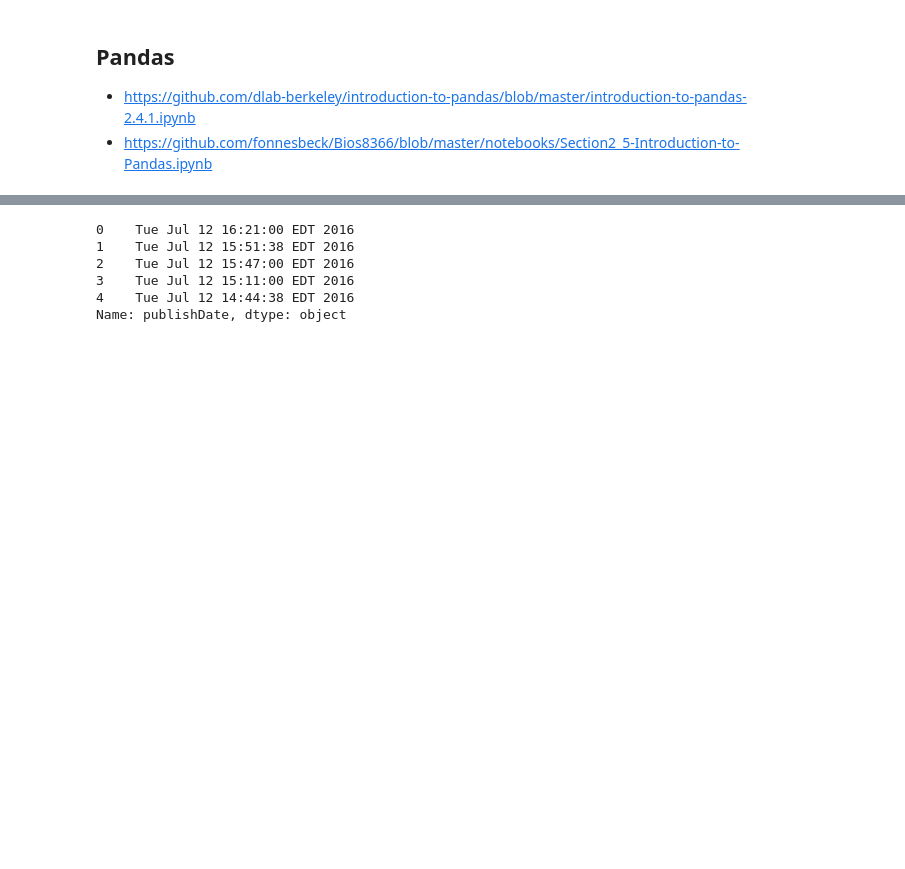
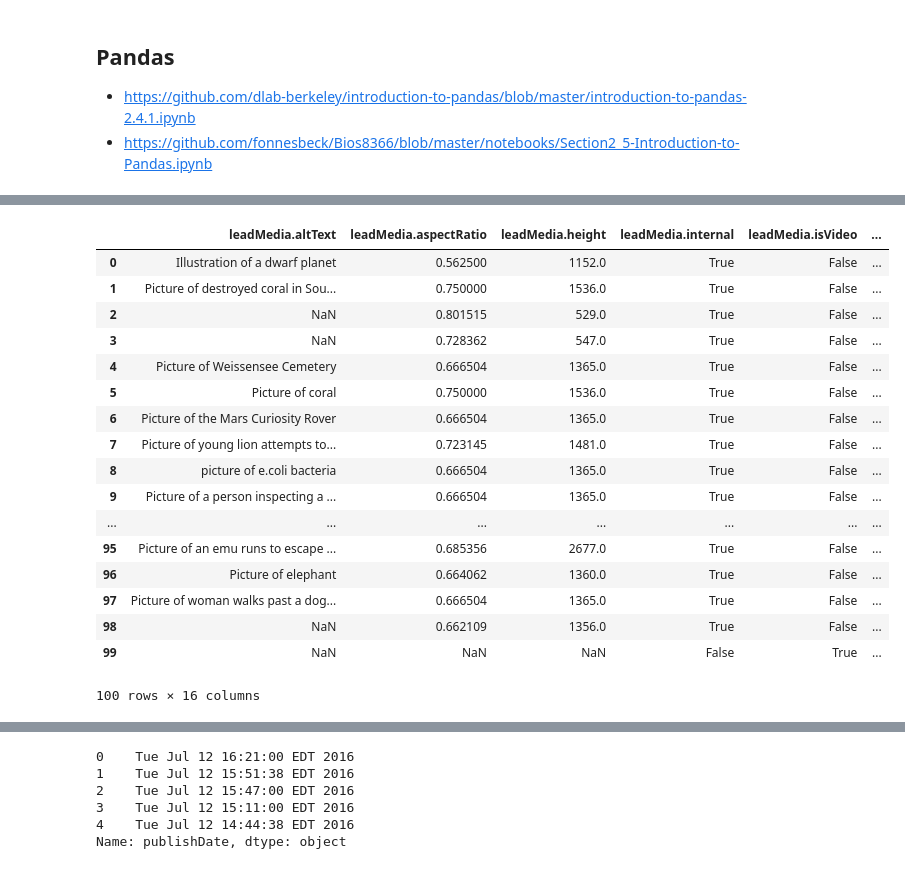
Before and after one commit to clutchyork/pythonetl, a Jupyter notebook: 20160713-demo.ipynb, the cells around one changed output, grey strips where cells are left out. Cells and saved outputs as stored; diff of their text form; code cells hidden in the pictures; blank space fills up the shorter version.

```diff
--- a/20160713-demo.ipynb
+++ b/20160713-demo.ipynb
@@ -334 +398,24 @@ data = res.json()
+# %%
+from pandas.io.json import json_normalize
+flat_data = json_normalize(data)
+flat_data
+# %% [output]
+|  | leadMedia.altText | leadMedia.aspectRatio | leadMedia.height | leadMedia.internal | leadMedia.isVideo | ... |
+| 0 | Illustration of a dwarf planet | 0.562500 | 1152.0 | True | False | ... |
+| 1 | Picture of destroyed coral in Sou... | 0.750000 | 1536.0 | True | False | ... |
+| 2 | NaN | 0.801515 | 529.0 | True | False | ... |
+| 3 | NaN | 0.728362 | 547.0 | True | False | ... |
+| 4 | Picture of Weissensee Cemetery | 0.666504 | 1365.0 | True | False | ... |
+| 5 | Picture of coral | 0.750000 | 1536.0 | True | False | ... |
+| 6 | Picture of the Mars Curiosity Rover | 0.666504 | 1365.0 | True | False | ... |
+| 7 | Picture of young lion attempts to... | 0.723145 | 1481.0 | True | False | ... |
+| 8 | picture of e.coli bacteria | 0.666504 | 1365.0 | True | False | ... |
+| 9 | Picture of a person inspecting a ... | 0.666504 | 1365.0 | True | False | ... |
+| ... | ... | ... | ... | ... | ... | ... |
+| 95 | Picture of an emu runs to escape ... | 0.685356 | 2677.0 | True | False | ... |
+| 96 | Picture of elephant | 0.664062 | 1360.0 | True | False | ... |
+| 97 | Picture of woman walks past a dog... | 0.666504 | 1365.0 | True | False | ... |
+| 98 | NaN | 0.662109 | 1356.0 | True | False | ... |
+| 99 | NaN | NaN | NaN | False | True | ... |
+100 rows × 16 columns
 # %%
```
Also changed, not shown: parts of 22 cells of this notebook.
